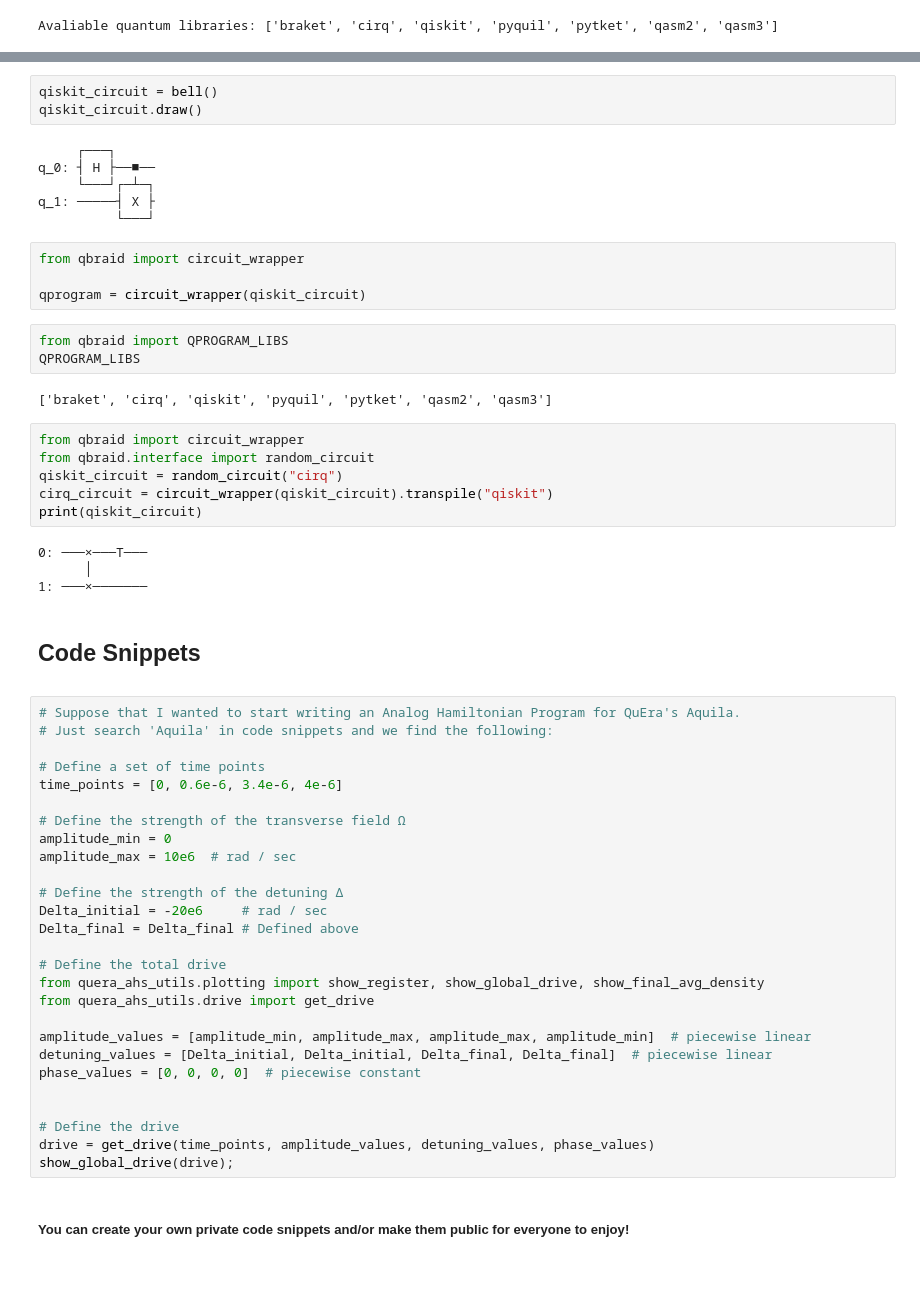
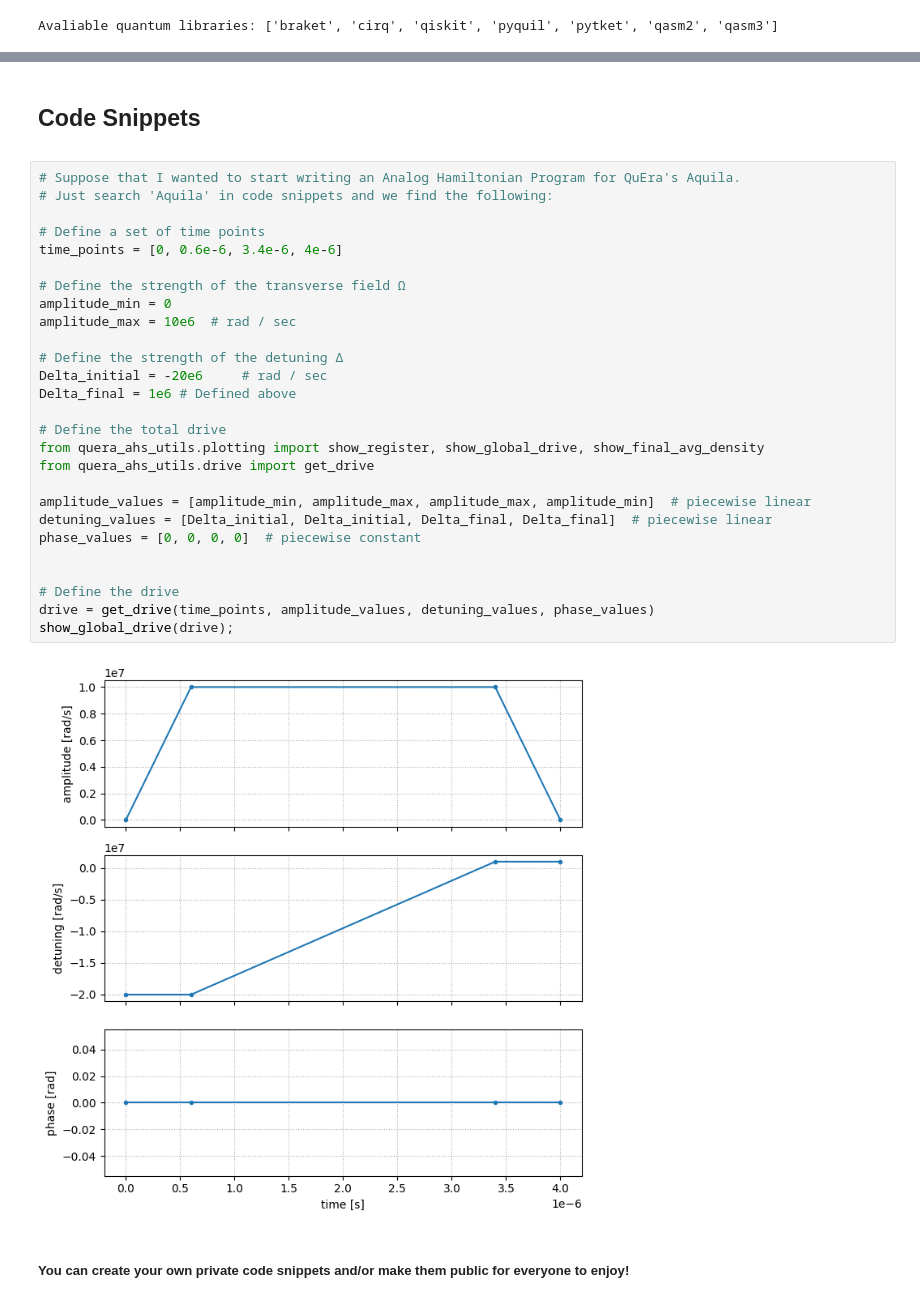
Before and after one commit to qBraid/IEEE_QCE23_qBraid_Tutorial, a Jupyter notebook: Session_1/02_Advanced_Features_of_qBraid_Lab.ipynb, the cells around one changed output, grey strips where cells are left out. Saved outputs shown, nothing was run; the diff lists cells and outputs as text; blank space fills up the shorter version.

```diff
--- a/Session_1/02_Advanced_Features_of_qBraid_Lab.ipynb
+++ b/Session_1/02_Advanced_Features_of_qBraid_Lab.ipynb
@@ -100,60 +172,34 @@ def bell():
-# %%
-qiskit_circuit = bell()
-qiskit_circuit.draw()
-# %% [output]
-     ┌───┐
-q_0: ┤ H ├──■──
-     └───┘┌─┴─┐
-q_1: ─────┤ X ├
-          └───┘
-# %%
-from qbraid import circuit_wrapper
-
-qprogram = circuit_wrapper(qiskit_circuit)
-# %%
-from qbraid import QPROGRAM_LIBS
-QPROGRAM_LIBS
-# %% [output]
-['braket', 'cirq', 'qiskit', 'pyquil', 'pytket', 'qasm2', 'qasm3']
-# %%
-from qbraid import circuit_wrapper
-from qbraid.interface import random_circuit
-qiskit_circuit = random_circuit("cirq")
-cirq_circuit = circuit_wrapper(qiskit_circuit).transpile("qiskit")
-print(qiskit_circuit)
-# %% [output]
-0: ───×───T───
-      │
-1: ───×───────
 # %% [markdown]
 <h2> Code Snippets </h2> <a name="code-snippets"></a>
 # %%
 # Suppose that I wanted to start writing an Analog Hamiltonian Program for QuEra's Aquila.
 # Just search 'Aquila' in code snippets and we find the following:
 
 # Define a set of time points
 time_points = [0, 0.6e-6, 3.4e-6, 4e-6]
 
 # Define the strength of the transverse field Ω
 amplitude_min = 0
 amplitude_max = 10e6  # rad / sec
 
 # Define the strength of the detuning Δ
 Delta_initial = -20e6     # rad / sec
-Delta_final = Delta_final # Defined above
+Delta_final = 1e6 # Defined above
 
 # Define the total drive
 from quera_ahs_utils.plotting import show_register, show_global_drive, show_final_avg_density
 from quera_ahs_utils.drive import get_drive
 
 amplitude_values = [amplitude_min, amplitude_max, amplitude_max, amplitude_min]  # piecewise linear
 detuning_values = [Delta_initial, Delta_initial, Delta_final, Delta_final]  # piecewise linear
 phase_values = [0, 0, 0, 0]  # piecewise constant
 
 
 # Define the drive
 drive = get_drive(time_points, amplitude_values, detuning_values, phase_values)
 show_global_drive(drive);
+# %% [output]
+[figure, added]
 # %% [markdown]
 ##### You can create your own private code snippets and/or make them public for everyone to enjoy!
 # %% [markdown]
```
Also changed, not shown: parts of 23 cells of this notebook, 12 other files.
